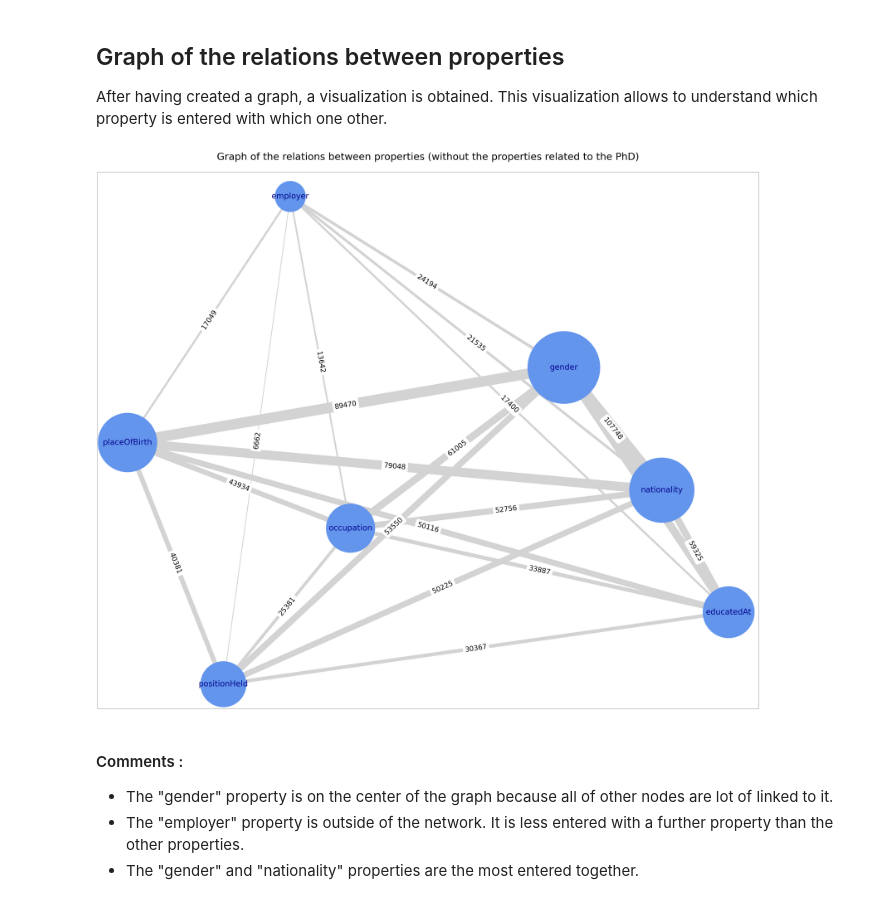
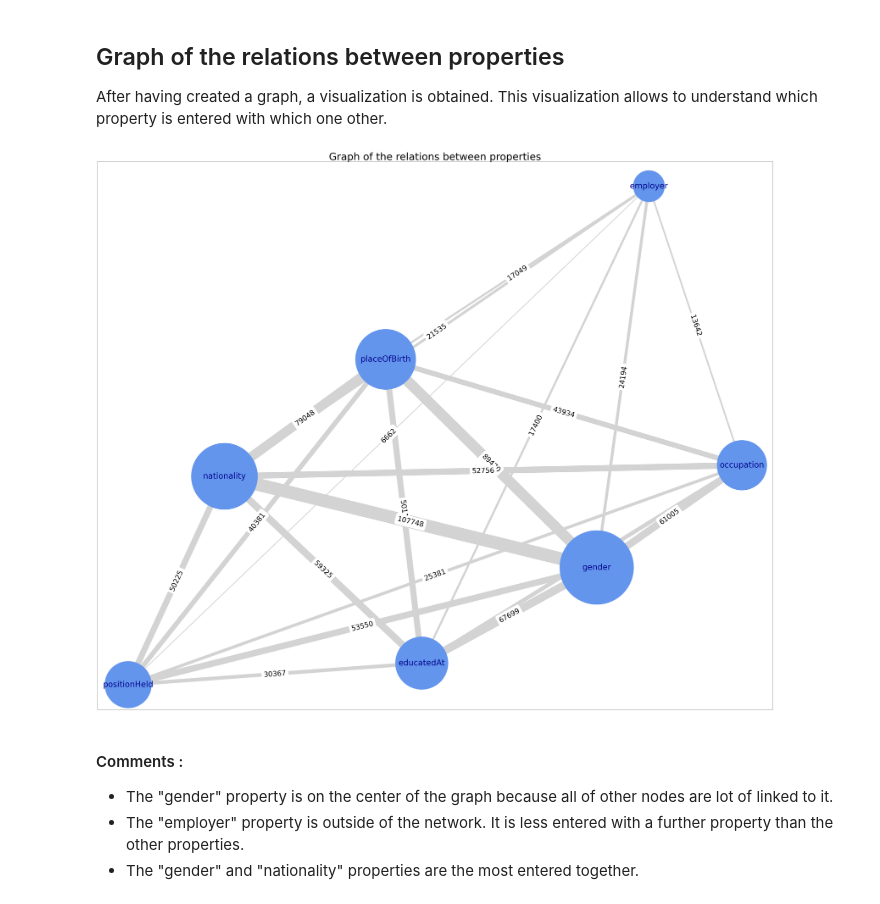
Before and after one commit to Semantic-Data-for-Humanities/Economists_Jurists, a Jupyter notebook: Notebooks/Sounding_properties_Wikidata.ipynb, the cells around one changed output. Drawn from its saved outputs; the diff is of its cells as text; code cells hidden in the pictures.

```diff
--- a/Notebooks/Sounding_properties_Wikidata.ipynb
+++ b/Notebooks/Sounding_properties_Wikidata.ipynb
@@ -2139,8 +2149,8 @@ nationality = 0
 gender = 0
 placeOfBirth = 0
 educatedAt = 0
-doctoralAdvisor = 0
-doctoralStudent = 0
+#doctoralAdvisor = 0
+#doctoralStudent = 0
 occupation = 0
 positionHeld = 0
 employer = 0
@@ -2154,10 +2164,10 @@ for i,r in list(persons.iterrows()):
         gender += 1
     if r['len_educatedAt'] > 0:
         educatedAt += 1
-    if r['len_doctoralAdvisor'] > 0:
-        doctoralAdvisor += 1
-    if r['len_doctoralStudent'] > 0:
-        doctoralStudent += 1
+    #if r['len_doctoralAdvisor'] > 0:
+    #    doctoralAdvisor += 1
+    #if r['len_doctoralStudent'] > 0:
+    #    doctoralStudent += 1
     if r['len_occupation'] > 0:
         occupation += 1
     if r['len_positionHeld'] > 0:
@@ -2165,8 +2175,8 @@ for i,r in list(persons.iterrows()):
     if r['len_employer'] > 0:
         employer += 1
 # %%
-frequencies_properties = pd.Series({"freq_persons": freq_persons, "nationality": nationality, "placeOfBirth":placeOfBirth, "gender": gender, "educatedAt":educatedAt,\
-                                  "doctoralAdvisor":doctoralAdvisor, "doctoralStudent":doctoralStudent,\
+frequencies_properties = pd.Series({"frequency_persons": freq_persons, "nationality": nationality, "placeOfBirth":placeOfBirth, "gender": gender, "educatedAt":educatedAt,\
+                             #     "doctoralAdvisor":doctoralAdvisor, "doctoralStudent":doctoralStudent,\
                                     "occupation":occupation, "positionHeld":positionHeld, "employer":employer })
 frequencies_properties
 # %% [output]
@@ -2398,21 +2400,21 @@ After having created a graph, a visualization is obtained. This visualization al
 # %%
 fig = plt.figure(figsize=(60,50))
 pos = nx.spring_layout(weigth_graph_properties, k = 1)
 # pos = nx.kamada_kawai_layout(weig_graph_properties)
 nx.draw_networkx(weigth_graph_properties, pos, node_color = 'CornflowerBlue', font_color = 'DarkBlue',
                  font_size= 40,
                  node_size = [data['frequency'] for n,data in weigth_graph_properties.nodes.data()],
                  edge_color='LightGray',
                  width = [ d['weight'] / 1700 for u,v,d in weigth_graph_properties.edges(data=True)])
 nx.draw_networkx_edge_labels(weigth_graph_properties, pos,
                  edge_labels = dict([((u,v,),str(int(d['weight'])) if d['weight'] > 1 else '') for u,v,d in weigth_graph_properties.edges(data=True)]),
                  font_size = 35
                  )
-plt.title('Graph of the relations between properties (without the properties related to the PhD)\n', fontsize=50)
-#plt.savefig("graphs/weigth_graph_properties_without_doctorate.pdf", format="pdf")
+plt.title('Graph of the relations between properties', fontsize=50)
+plt.savefig("graphs/weigth_graph_properties_without_doctorate_bis.png", format="png")
 plt.show()
 # %% [output]
-[figure, old version]
+[figure, new version]
 # %% [markdown]
 #### Comments :
 
```
Also changed, not shown: parts of 15 cells of this notebook, 7 other files.
